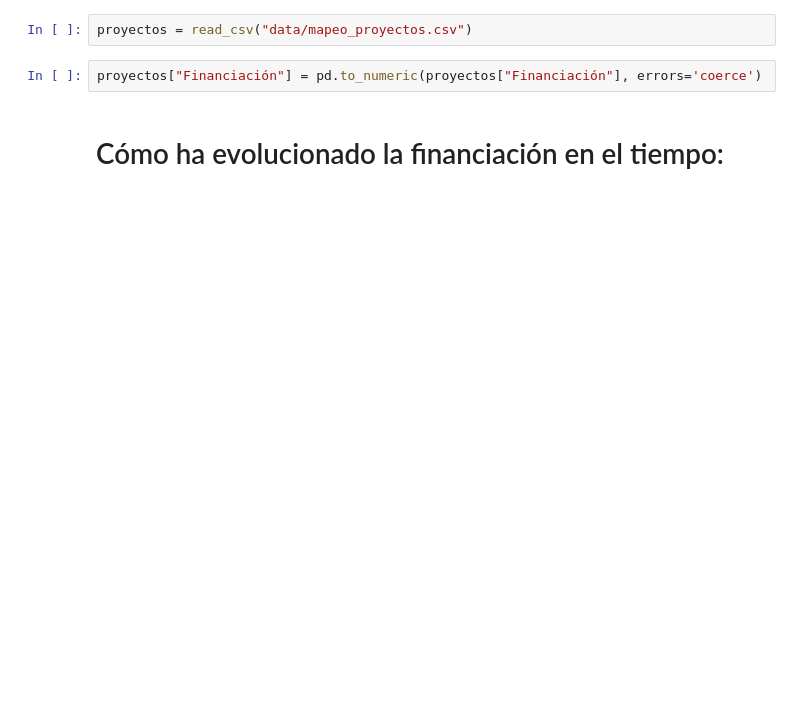
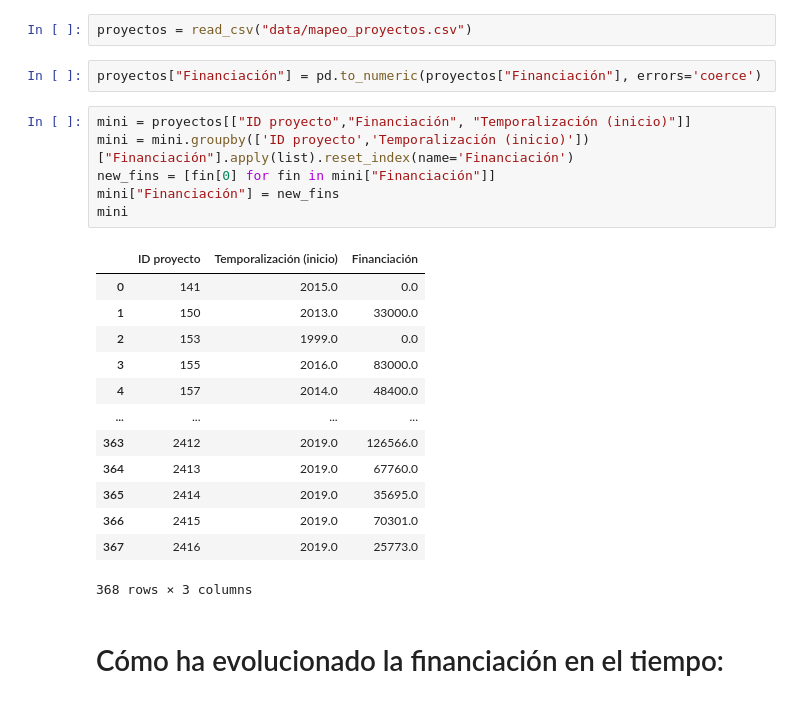
Before and after one commit to linhd-postdata/desir, a Jupyter notebook: Financiación.ipynb, the cells around one changed output. Saved outputs shown, nothing was run; the diff lists cells and outputs as text; blank space fills up the shorter version.

```diff
--- a/Financiación.ipynb
+++ b/Financiación.ipynb
@@ -19,6 +19,26 @@ def read_csv(path):
 proyectos = read_csv("data/mapeo_proyectos.csv")
 # %%
 proyectos["Financiación"] = pd.to_numeric(proyectos["Financiación"], errors='coerce')
+# %%
+mini = proyectos[["ID proyecto","Financiación", "Temporalización (inicio)"]]
+mini = mini.groupby(['ID proyecto','Temporalización (inicio)'])["Financiación"].apply(list).reset_index(name='Financiación')
+new_fins = [fin[0] for fin in mini["Financiación"]]
+mini["Financiación"] = new_fins
+mini
+# %% [output]
+|  | ID proyecto | Temporalización (inicio) | Financiación |
+| 0 | 141 | 2015.0 | 0.0 |
+| 1 | 150 | 2013.0 | 33000.0 |
+| 2 | 153 | 1999.0 | 0.0 |
+| 3 | 155 | 2016.0 | 83000.0 |
+| 4 | 157 | 2014.0 | 48400.0 |
+| ... | ... | ... | ... |
+| 363 | 2412 | 2019.0 | 126566.0 |
+| 364 | 2413 | 2019.0 | 67760.0 |
+| 365 | 2414 | 2019.0 | 35695.0 |
+| 366 | 2415 | 2019.0 | 70301.0 |
+| 367 | 2416 | 2019.0 | 25773.0 |
+368 rows × 3 columns
 # %% [markdown]
 # Cómo ha evolucionado la financiación en el tiempo:
 # %%
```
Also changed, not shown: parts of 5 cells of this notebook, 3 other files.
